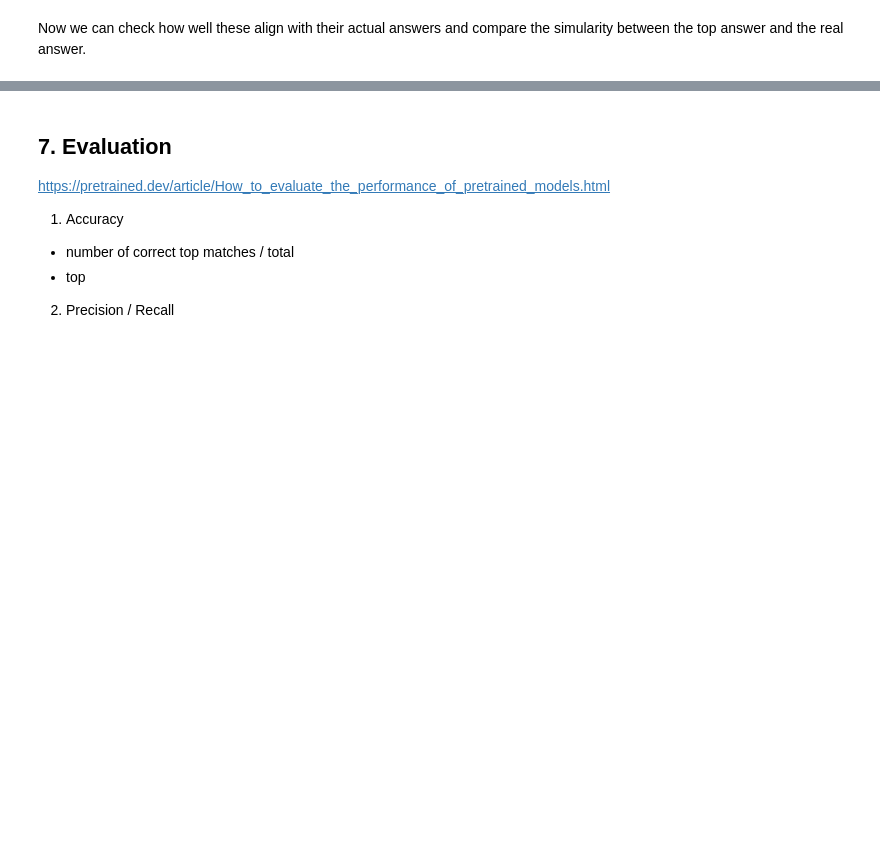
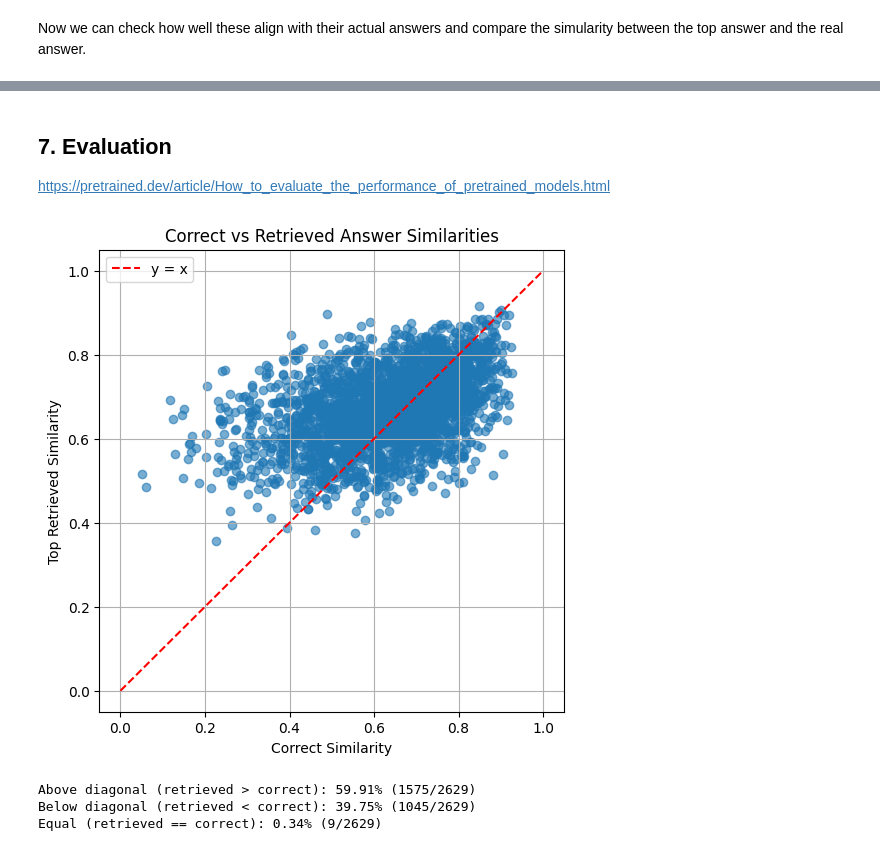
Before and after one commit to JadePrideaux/ReactJS-FAQ-ChatBot, a Jupyter notebook: notebooks/model.ipynb, the cells around one changed output, grey strips where cells are left out. Saved outputs shown, nothing was run; the diff lists cells and outputs as text; code cells hidden in the pictures; blank space fills up the shorter version.

Commit message:
feat: evaluate model using k recall and similarity scores between correct and retrieved answers

```diff
--- a/notebooks/model.ipynb
+++ b/notebooks/model.ipynb
@@ -180,19 +180,19 @@ df.head(3 * top_k)
 Now we can check how well these align with their actual answers and compare the simularity between the top answer and the real answer.
 # %%
 rows = []
-for i, hits in enumerate(results):  # results from semantic_search
+for i, retrieved_results in enumerate(results):  # results from semantic_search
     correct_sim = util.cos_sim(test_question_embeddings[i], test_answer_embeddings[i]).item()
-    top_hit = hits[0]  # best training answer
+    top_result = retrieved_results[0]  # best training answer
     rows.append({
         "Test Question": test_questions[i],
         "Correct Test Answer": test_answers[i],
         "Correct Similarity": correct_sim,
-        "Top Retrieved Answer": train_answers[top_hit['corpus_id']],
-        "Top Retrieved Similarity": top_hit['score']
+        "Top Retrieved Answer": train_answers[top_result['corpus_id']],
+        "Top Retrieved Similarity": top_result['score']
     })
 
-df_eval = pd.DataFrame(rows)
-df_eval.head()
+df = pd.DataFrame(rows)
+df.head()
 # %% [output]
 |  | Test Question | Correct Test Answer | Correct Similarity | Top Retrieved Answer | Top Retrieved Similarity |
 | 0 | How do you throttle form submissi... | Throttle form submissions by wrap... | 0.670487 | Formik doesn't have rate limiting... | 0.754446 |
@@ -204,8 +204,37 @@ df_eval.head()
 ## 7. Evaluation
 
 https://pretrained.dev/article/How_to_evaluate_the_performance_of_pretrained_models.html
-
-1. Accuracy
-- number of correct top matches / total
-- top
-2. Precision / Recall
+# %%
+# Check how often the top answer is the correct answer and plot the cluster
+
+import numpy as np
+import matplotlib.pyplot as plt
+
+correct = df["Correct Similarity"].to_numpy()
+retrieved = df["Top Retrieved Similarity"].to_numpy()
+
+# Scatter plot
+plt.figure(figsize=(6,6))
+plt.scatter(correct, retrieved, alpha=0.6)
+plt.plot([0, 1], [0, 1], color="red", linestyle="--", label="y = x")
+plt.xlabel("Correct Similarity")
+plt.ylabel("Top Retrieved Similarity")
+plt.title("Correct vs Retrieved Answer Similarities")
+plt.legend()
+plt.grid(True)
+plt.show()
+
+# Numeric summary
+above = np.sum(retrieved > correct)
+below = np.sum(retrieved < correct)
+equal = np.sum(retrieved == correct)
+total = len(correct)
+
+print(f"Above diagonal (retrieved > correct): {above/total:.2%} ({above}/{total})")
+print(f"Below diagonal (retrieved < correct): {below/total:.2%} ({below}/{total})")
+print(f"Equal (retrieved == correct): {equal/total:.2%} ({equal}/{total})")
+# %% [output]
+[figure, added]
+Above diagonal (retrieved > correct): 59.91% (1575/2629)
+Below diagonal (retrieved < correct): 39.75% (1045/2629)
+Equal (retrieved == correct): 0.34% (9/2629)
```
Also changed, not shown: parts of 3 cells of this notebook.
